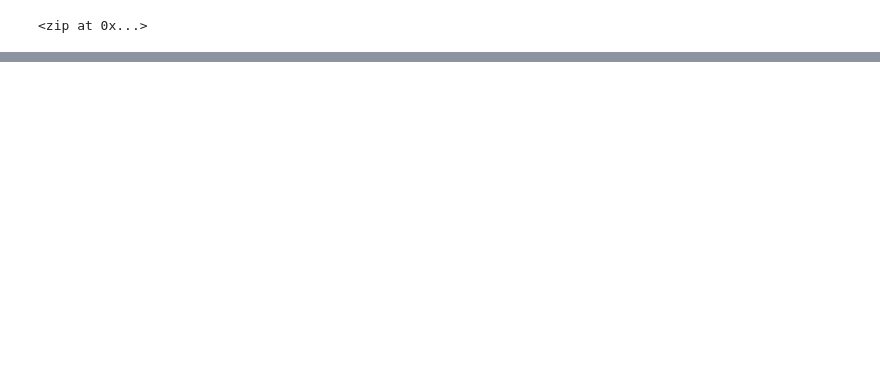
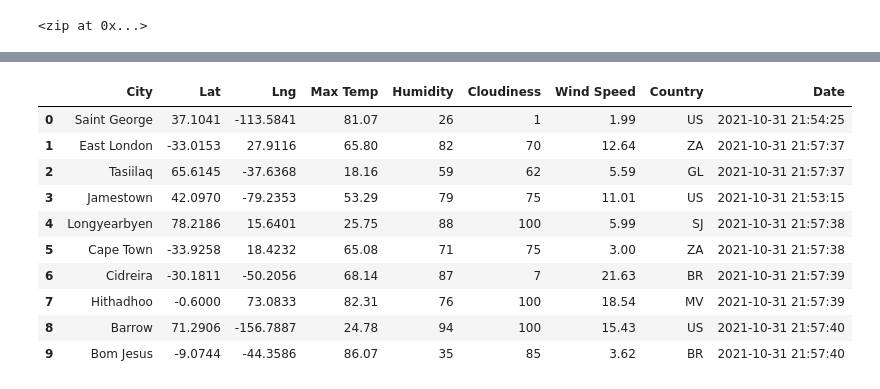
Before and after one commit to Jcreye75/World_Weather_Analysis, a Jupyter notebook: WeatherPy.ipynb, the cells around one changed output, grey strips where cells are left out. Drawn from its saved outputs; the diff is of its cells as text; code cells hidden in the pictures; blank space fills up the shorter version.

```diff
--- a/WeatherPy.ipynb
+++ b/WeatherPy.ipynb
@@ -17,3 +17,15 @@ coordinates = list(lat_lngs)
 # %%
 # Use the citipy module to determine city based on latitude and longitude.
 from citipy import citipy
+# %%
+# Create a list for holding the cities.
+cities = []
+# Identify the nearest city for each latitude and longitude combination.
+for coordinate in coordinates:
+    city = citipy.nearest_city(coordinate[0], coordinate[1]).city_name
+
+    # If the city is unique, then we will add it to the cities list.
+    if city not in cities:
+        cities.append(city)
+# Print the city count to confirm sufficient count.
+len(cities)
@@ -19,0 +34,9 @@ from citipy import citipy
+# %%
+# Import the time library and the datetime module from the datetime library
+import time
+from datetime import datetime
+# Import the requests library.
+import requests
+from config import weather_api_key
+# Starting URL for Weather Map API Call.
+url = "http://api.openweathermap.org/data/2.5/weather?units=Imperial&APPID=" + weather_api_key
@@ -19,0 +122,16 @@ from citipy import citipy
+# %%
+# Convert the array of dictionaries to a Pandas DataFrame.
+city_data_df = pd.DataFrame(city_data)
+city_data_df.head(10)
+# %% [output]
+|  | City | Lat | Lng | Max Temp | Humidity | Cloudiness | Wind Speed | Country | Date |
+| 0 | Saint George | 37.1041 | -113.5841 | 81.07 | 26 | 1 | 1.99 | US | 2021-10-31 21:54:25 |
+| 1 | East London | -33.0153 | 27.9116 | 65.80 | 82 | 70 | 12.64 | ZA | 2021-10-31 21:57:37 |
+| 2 | Tasiilaq | 65.6145 | -37.6368 | 18.16 | 59 | 62 | 5.59 | GL | 2021-10-31 21:57:37 |
+| 3 | Jamestown | 42.0970 | -79.2353 | 53.29 | 79 | 75 | 11.01 | US | 2021-10-31 21:53:15 |
+| 4 | Longyearbyen | 78.2186 | 15.6401 | 25.75 | 88 | 100 | 5.99 | SJ | 2021-10-31 21:57:38 |
+| 5 | Cape Town | -33.9258 | 18.4232 | 65.08 | 71 | 75 | 3.00 | ZA | 2021-10-31 21:57:38 |
+| 6 | Cidreira | -30.1811 | -50.2056 | 68.14 | 87 | 7 | 21.63 | BR | 2021-10-31 21:57:39 |
+| 7 | Hithadhoo | -0.6000 | 73.0833 | 82.31 | 76 | 100 | 18.54 | MV | 2021-10-31 21:57:39 |
+| 8 | Barrow | 71.2906 | -156.7887 | 24.78 | 94 | 100 | 15.43 | US | 2021-10-31 21:57:40 |
+| 9 | Bom Jesus | -9.0744 | -44.3586 | 86.07 | 35 | 85 | 3.62 | BR | 2021-10-31 21:57:40 |
```
Also changed, not shown: parts of 3 cells of this notebook, 3 other files.
